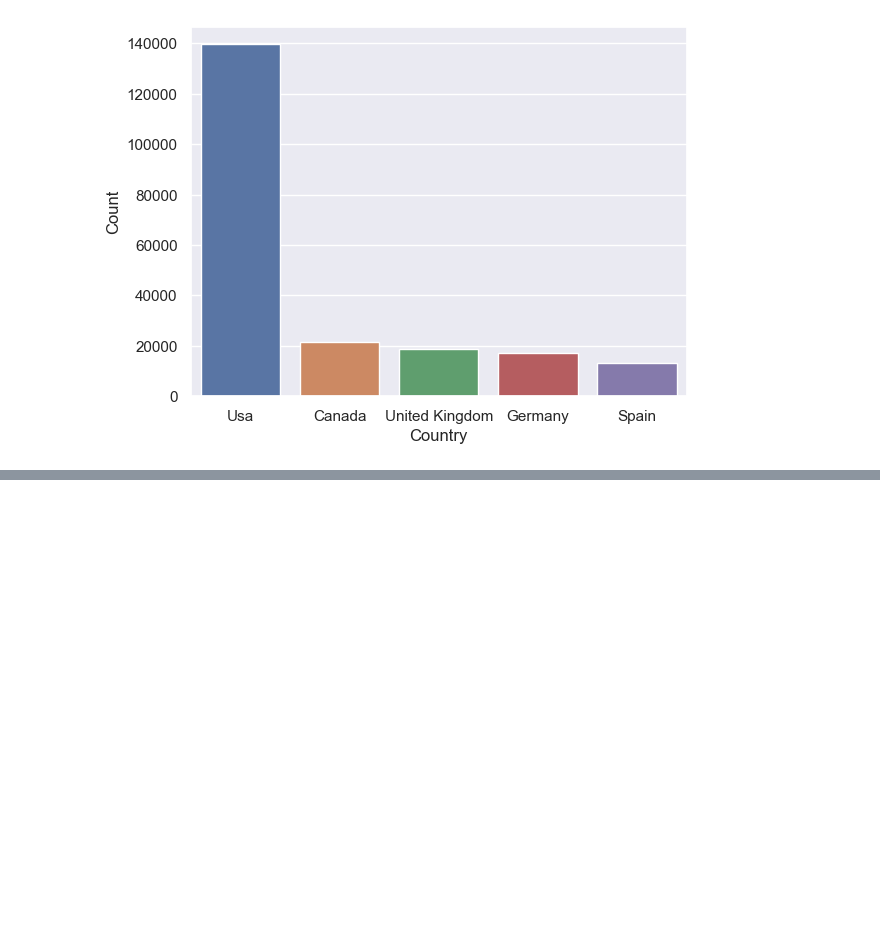
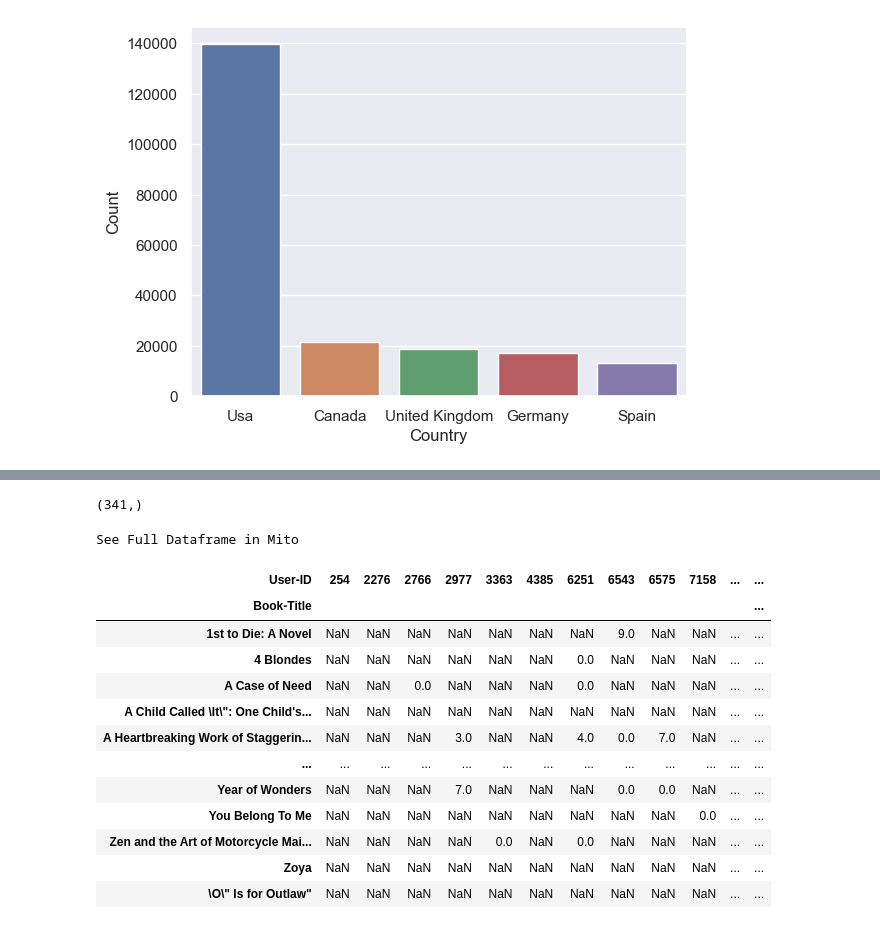
Before and after one commit to Shaktijain9/Book-Recommender-System, a Jupyter notebook: Book-Recommender-System.ipynb, the cells around one changed output, grey strips where cells are left out. Saved outputs shown, nothing was run; the diff lists cells and outputs as text; code cells hidden in the pictures; blank space fills up the shorter version.

```diff
--- a/Book-Recommender-System.ipynb
+++ b/Book-Recommender-System.ipynb
@@ -356,0 +480,3 @@ Text(0, 0.5, 'Count')
+# %%
+filtered_ratings = ratings_with_book_names[ratings_with_book_names['User-ID'].isin(valuable_users)]
+filtered_ratings
@@ -356,0 +497,28 @@ Text(0, 0.5, 'Count')
+# %%
+y = filtered_ratings.groupby('Book-Title').count()['Book-Rating']>=50
+# %%
+famous_books = y[y].index
+# %%
+famous_books.shape
+# %% [output]
+(341,)
+# %%
+filtered_df = filtered_ratings[filtered_ratings['Book-Title'].isin(famous_books)]
+# %%
+pt = filtered_df.pivot_table(index='Book-Title', columns='User-ID', values='Book-Rating')
+pt
+# %% [output]
+See Full Dataframe in Mito
+| User-ID | 254 | 2276 | 2766 | 2977 | 3363 | 4385 | 6251 | 6543 | 6575 | 7158 | ... | ... |
+| Book-Title |  |  |  |  |  |  |  |  |  |  |  | ... |
+| 1st to Die: A Novel | NaN | NaN | NaN | NaN | NaN | NaN | NaN | 9.0 | NaN | NaN | ... | ... |
+| 4 Blondes | NaN | NaN | NaN | NaN | NaN | NaN | 0.0 | NaN | NaN | NaN | ... | ... |
+| A Case of Need | NaN | NaN | 0.0 | NaN | NaN | NaN | 0.0 | NaN | NaN | NaN | ... | ... |
+| A Child Called \It\": One Child's... | NaN | NaN | NaN | NaN | NaN | NaN | NaN | NaN | NaN | NaN | ... | ... |
+| A Heartbreaking Work of Staggerin... | NaN | NaN | NaN | 3.0 | NaN | NaN | 4.0 | 0.0 | 7.0 | NaN | ... | ... |
+| ... | ... | ... | ... | ... | ... | ... | ... | ... | ... | ... | ... | ... |
+| Year of Wonders | NaN | NaN | NaN | 7.0 | NaN | NaN | NaN | 0.0 | 0.0 | NaN | ... | ... |
+| You Belong To Me | NaN | NaN | NaN | NaN | NaN | NaN | NaN | NaN | NaN | 0.0 | ... | ... |
+| Zen and the Art of Motorcycle Mai... | NaN | NaN | NaN | NaN | 0.0 | NaN | 0.0 | NaN | NaN | NaN | ... | ... |
+| Zoya | NaN | NaN | NaN | NaN | NaN | NaN | NaN | NaN | NaN | NaN | ... | ... |
+| \O\" Is for Outlaw" | NaN | NaN | NaN | NaN | NaN | NaN | NaN | NaN | NaN | NaN | ... | ... |
```
Also changed, not shown: parts of 29 cells of this notebook.
